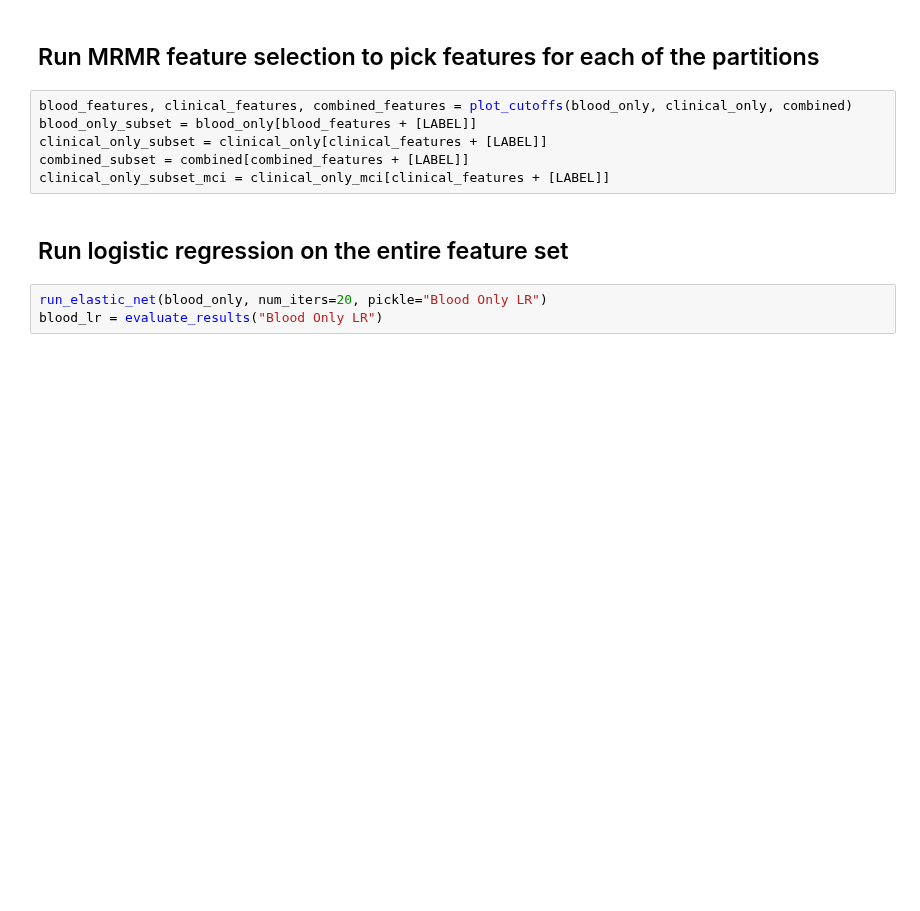
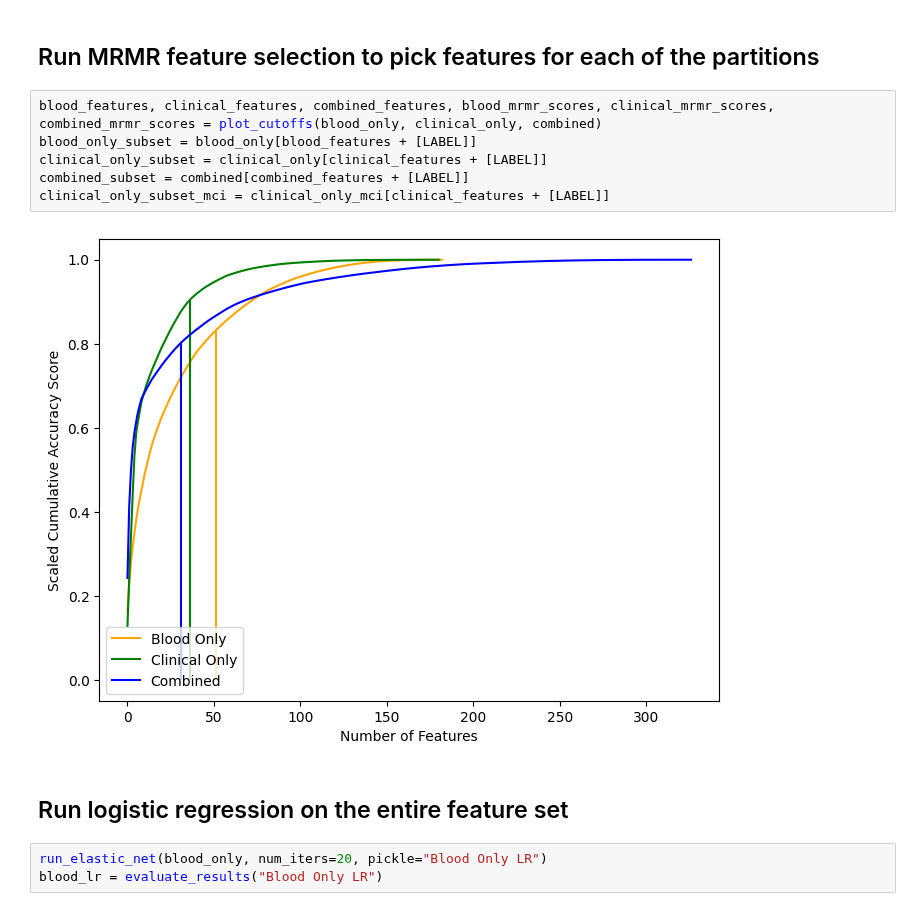
Before and after one commit to anusha1207/TARCC-Alzheimers, a Jupyter notebook: main.ipynb, the cells around one changed output. Saved outputs shown, nothing was run; the diff lists cells and outputs as text; blank space fills up the shorter version.

Commit message:
Updated functions and main to create plots.

```diff
--- a/main.ipynb
+++ b/main.ipynb
@@ -58,11 +69,13 @@ plot_feature_against_diagnosis(
 # %% [markdown]
 ## Run MRMR feature selection to pick features for each of the partitions
 # %%
-blood_features, clinical_features, combined_features = plot_cutoffs(blood_only, clinical_only, combined)
+blood_features, clinical_features, combined_features, blood_mrmr_scores, clinical_mrmr_scores, combined_mrmr_scores = plot_cutoffs(blood_only, clinical_only, combined)
 blood_only_subset = blood_only[blood_features + [LABEL]]
 clinical_only_subset = clinical_only[clinical_features + [LABEL]]
 combined_subset = combined[combined_features + [LABEL]]
 clinical_only_subset_mci = clinical_only_mci[clinical_features + [LABEL]]
+# %% [output]
+[figure, added]
 # %% [markdown]
 ## Run logistic regression on the entire feature set
 # %%
```
Also changed, not shown: parts of 24 cells of this notebook, 2 other files.
